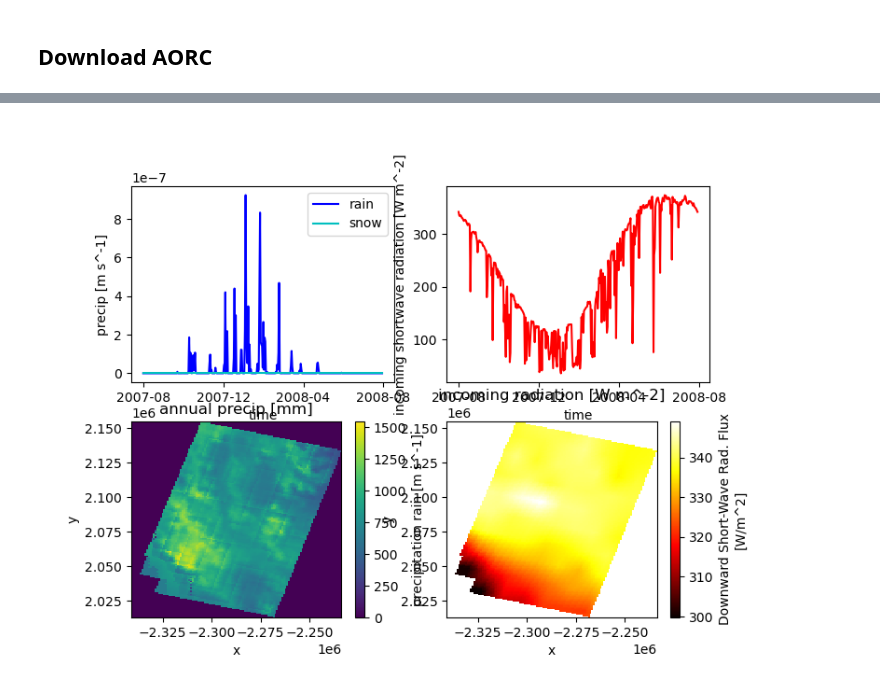
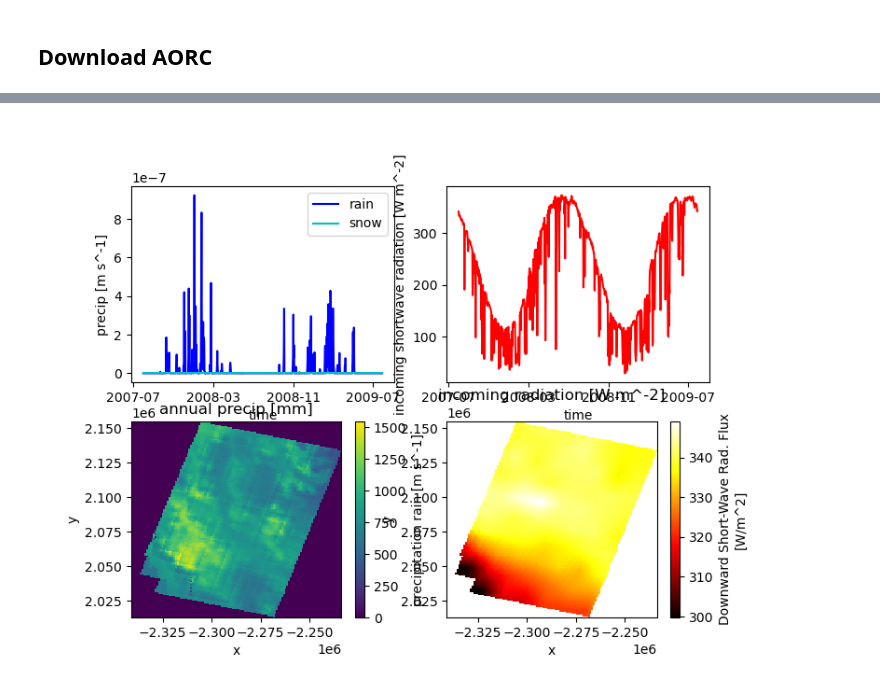
Before and after one commit to environmental-modeling-workflows/PacWest-RDT, a Jupyter notebook: RussianRiver/workflow/05_meteorology.ipynb, the cells around one changed output, grey strips where cells are left out. Drawn from its saved outputs; the diff is of its cells as text; code cells hidden in the pictures.

```diff
--- a/RussianRiver/workflow/05_meteorology.ipynb
+++ b/RussianRiver/workflow/05_meteorology.ipynb
@@ -193,35 +193,35 @@ def plotMetData(met, x=5, y=5):
     fig = plt.figure()
     ax = fig.add_subplot(221)
 
-    met_data_single_pixel = met.isel({'time':slice(0,365),
+    met_data_single_pixel = met.isel({'time':slice(0,365*2),
                                                'x' : x,
                                                'y' : y})
 
     met_data_single_pixel['precipitation rain [m s^-1]'].plot(color='b', label='rain')
     met_data_single_pixel['precipitation snow [m SWE s^-1]'].plot(color='c', label='snow')
     ax.set_ylabel('precip [m s^-1]')
     ax.set_title('')
     ax.legend()
 
     ax = fig.add_subplot(222)
     met_data_single_pixel['incoming shortwave radiation [W m^-2]'].plot(color='r', label='qSW_in')
     ax.set_ylabel('incoming shortwave radiation [W m^-2]')
     ax.set_title('')
 
     ax = fig.add_subplot(223)
     (met['precipitation rain [m s^-1]'][0:365].sum(axis=0)*86400*1000).plot.imshow()
     ax.set_title('annual precip [mm]')
 
     ax = fig.add_subplot(224)
     met['incoming shortwave radiation [W m^-2]'][0].plot.imshow(cmap='hot')
     ax.set_title('incoming radiation [W m^-2]')
 
 
     plt.show()
 
 plotMetData(met_data_transient, 50,50)
 # %% [output]
-[figure, old version]
+[figure, new version]
 # %%
 met_data_transient['time'][0:3]
 # %% [output]
```
Also changed, not shown: parts of 15 cells of this notebook, 3 other files.
